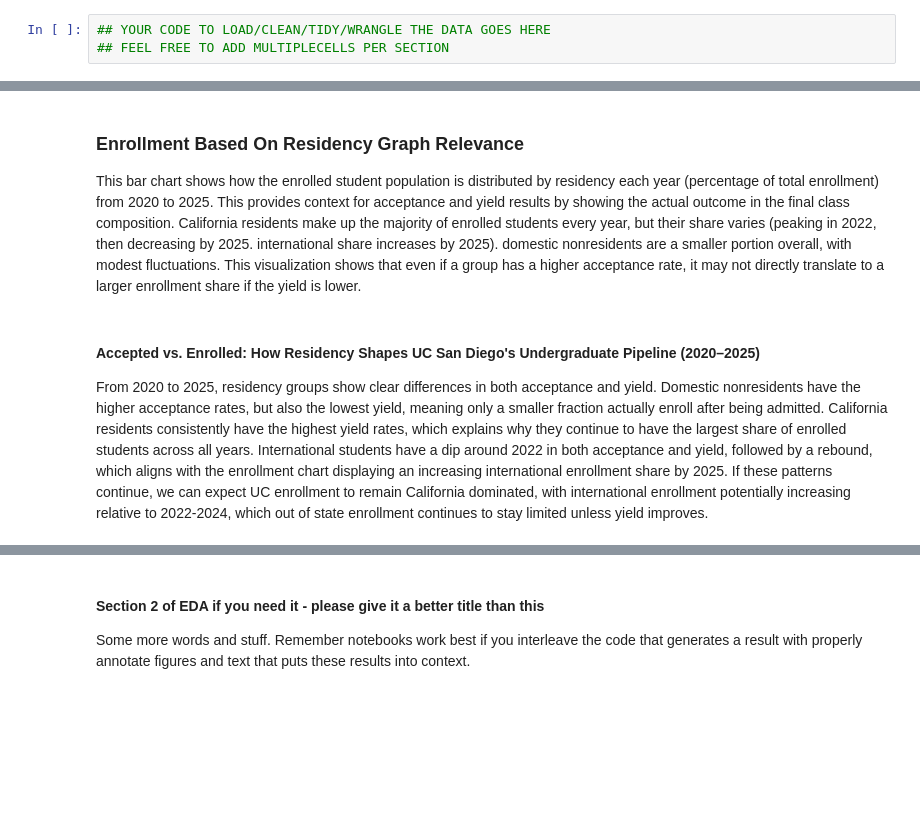
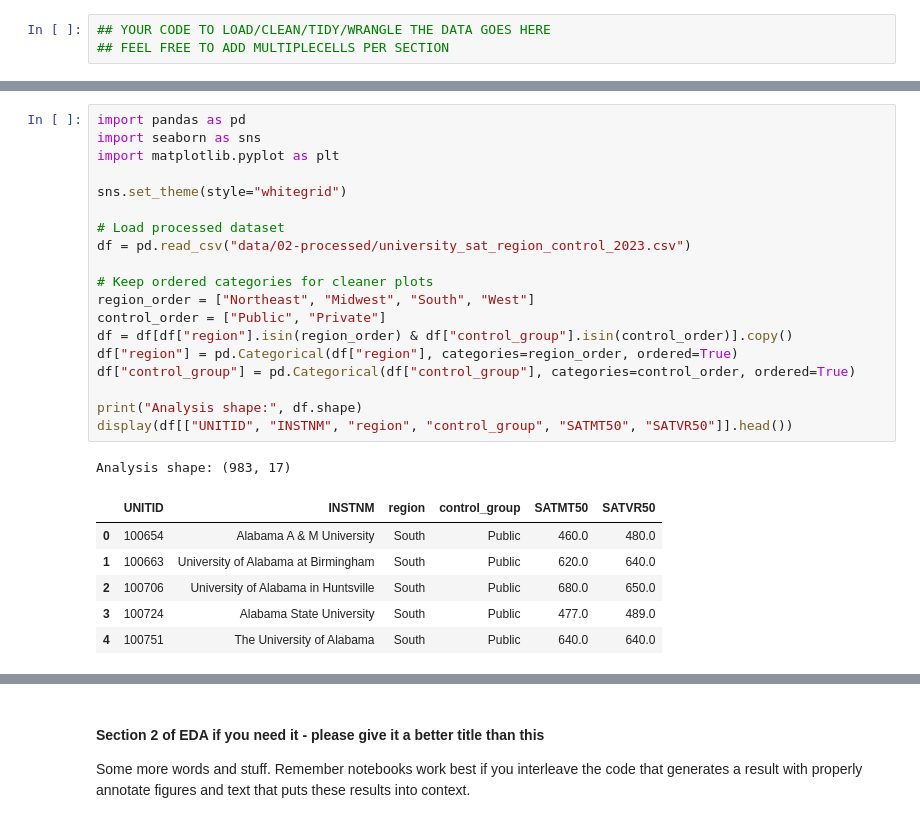
Before and after one commit to COGS108/Group065_WI26, a Jupyter notebook: 02-EDACheckpoint.ipynb, the cells around one changed output, grey strips where cells are left out. Drawn from its saved outputs; the diff is of its cells as text; blank space fills up the shorter version.

```diff
--- a/02-EDACheckpoint.ipynb
+++ b/02-EDACheckpoint.ipynb
@@ -379,8 +217,27 @@ plt.show()
-# %% [markdown]
-### Enrollment Based On Residency Graph Relevance
-
-This bar chart shows how the enrolled student population is distributed by residency each year (percentage of total enrollment) from 2020 to 2025. This provides context for acceptance and yield results by showing the actual outcome in the final class composition. California residents make up the majority of enrolled students every year, but their share varies (peaking in 2022, then decreasing by 2025. international share increases by 2025). domestic nonresidents are a smaller portion overall, with modest fluctuations. This visualization shows that even if a group has a higher acceptance rate, it may not directly translate to a larger enrollment share if the yield is lower.
-# %% [markdown]
-#### Accepted vs. Enrolled: How Residency Shapes UC San Diego's Undergraduate Pipeline (2020–2025)
-
-From 2020 to 2025, residency groups show clear differences in both acceptance and yield. Domestic nonresidents have the higher acceptance rates, but also the lowest yield, meaning only a smaller fraction actually enroll after being admitted. California residents consistently have the highest yield rates, which explains why they continue to have the largest share of enrolled students across all years. International students have a dip around 2022 in both acceptance and yield, followed by a rebound, which aligns with the enrollment chart displaying an increasing international enrollment share by 2025. If these patterns continue, we can expect UC enrollment to remain California dominated, with international enrollment potentially increasing relative to 2022-2024, which out of state enrollment continues to stay limited unless yield improves.
+# %%
+import pandas as pd
+import seaborn as sns
+import matplotlib.pyplot as plt
+
+sns.set_theme(style="whitegrid")
+
+# Load processed dataset
+df = pd.read_csv("data/02-processed/university_sat_region_control_2023.csv")
+
+# Keep ordered categories for cleaner plots
+region_order = ["Northeast", "Midwest", "South", "West"]
+control_order = ["Public", "Private"]
+df = df[df["region"].isin(region_order) & df["control_group"].isin(control_order)].copy()
+df["region"] = pd.Categorical(df["region"], categories=region_order, ordered=True)
+df["control_group"] = pd.Categorical(df["control_group"], categories=control_order, ordered=True)
+
+print("Analysis shape:", df.shape)
+display(df[["UNITID", "INSTNM", "region", "control_group", "SATMT50", "SATVR50"]].head())
+# %% [output]
+Analysis shape: (983, 17)
+|  | UNITID | INSTNM | region | control_group | SATMT50 | SATVR50 |
+| 0 | 100654 | Alabama A & M University | South | Public | 460.0 | 480.0 |
+| 1 | 100663 | University of Alabama at Birmingham | South | Public | 620.0 | 640.0 |
+| 2 | 100706 | University of Alabama in Huntsville | South | Public | 680.0 | 650.0 |
+| 3 | 100724 | Alabama State University | South | Public | 477.0 | 489.0 |
+| 4 | 100751 | The University of Alabama | South | Public | 640.0 | 640.0 |
```
Also changed, not shown: parts of 21 cells of this notebook.
